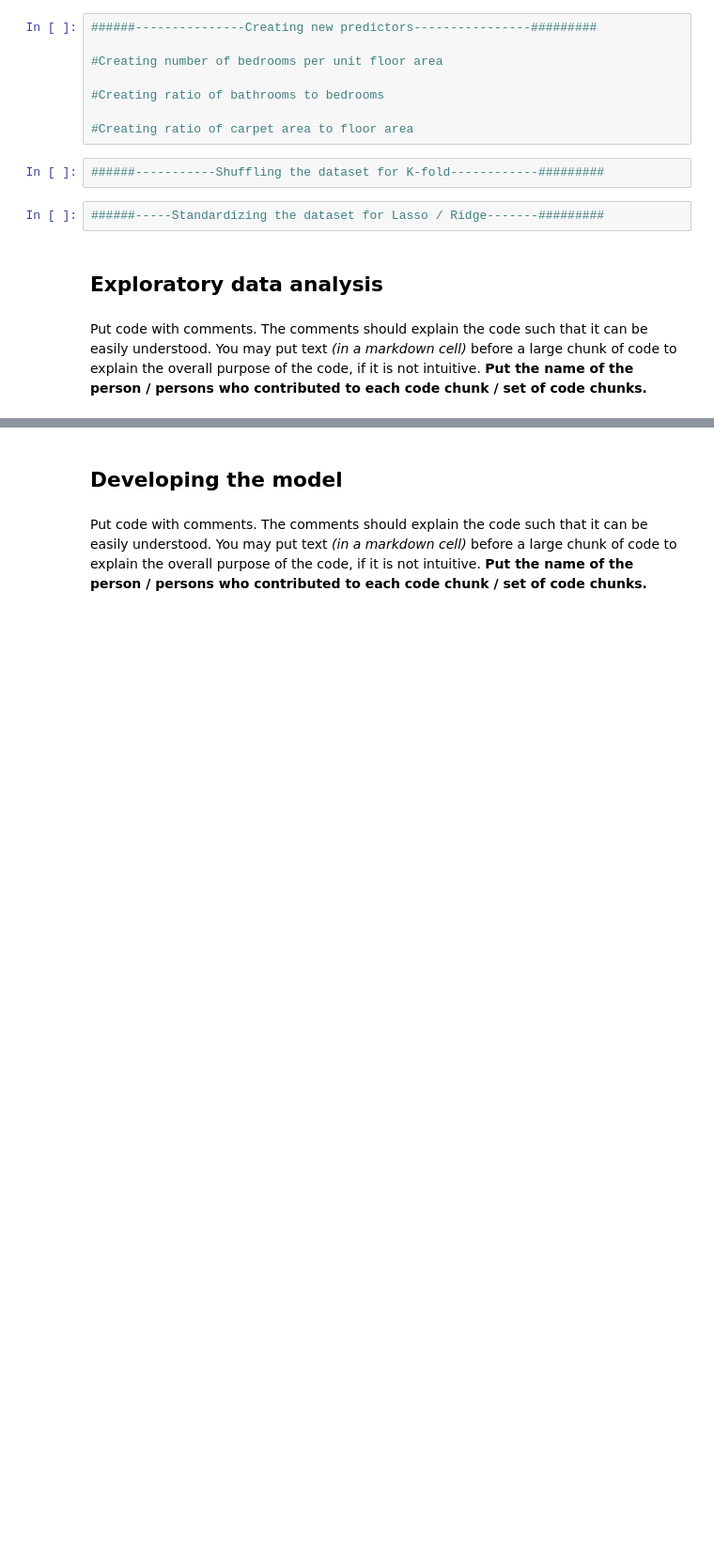
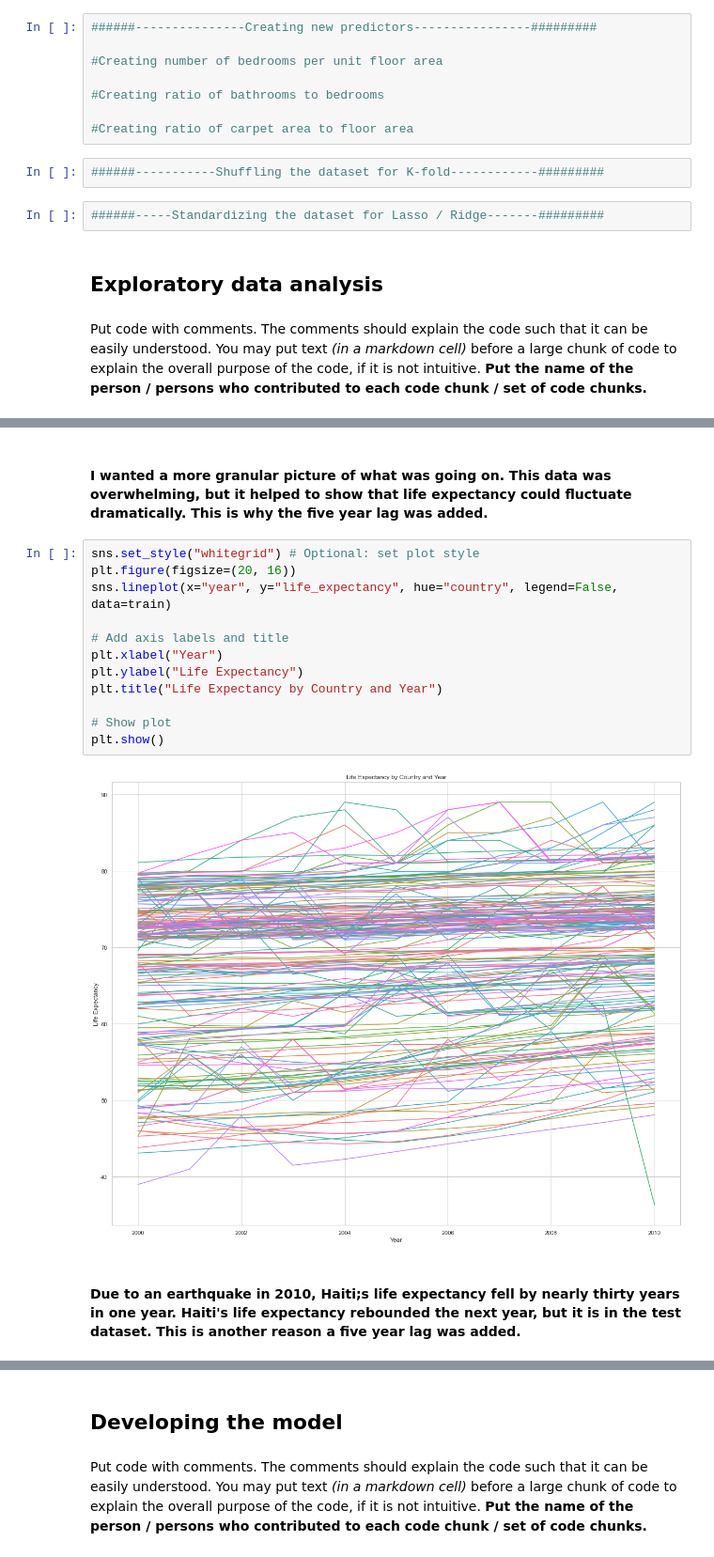
Before and after one commit to blankajarmoszko/STAT303-2_JEB, a Jupyter notebook: Project_Code_JEB.ipynb, the cells around one changed output, grey strips where cells are left out. Shown at 94% size. Saved outputs shown, nothing was run; the diff lists cells and outputs as text; blank space fills up the shorter version.

```diff
--- a/Project_Code_JEB.ipynb
+++ b/Project_Code_JEB.ipynb
@@ -396,0 +443,18 @@ Put code with comments. The comments should explain the code such that it can be
+# %% [markdown]
+#### I wanted a more granular picture of what was going on. This data was overwhelming, but it helped to show that life expectancy could fluctuate dramatically. This is why the five year lag was added.
+# %%
+sns.set_style("whitegrid") # Optional: set plot style
+plt.figure(figsize=(20, 16))
+sns.lineplot(x="year", y="life_expectancy", hue="country", legend=False, data=train)
+
+# Add axis labels and title
+plt.xlabel("Year")
+plt.ylabel("Life Expectancy")
+plt.title("Life Expectancy by Country and Year")
+
+# Show plot
+plt.show()
+# %% [output]
+[figure, added]
+# %% [markdown]
+#### Due to an earthquake in 2010, Haiti;s life expectancy fell by nearly thirty years in one year. Haiti's life expectancy rebounded the next year, but it is in the test dataset. This is another reason a five year lag was added.
```
Also changed, not shown: parts of 54 cells of this notebook.
